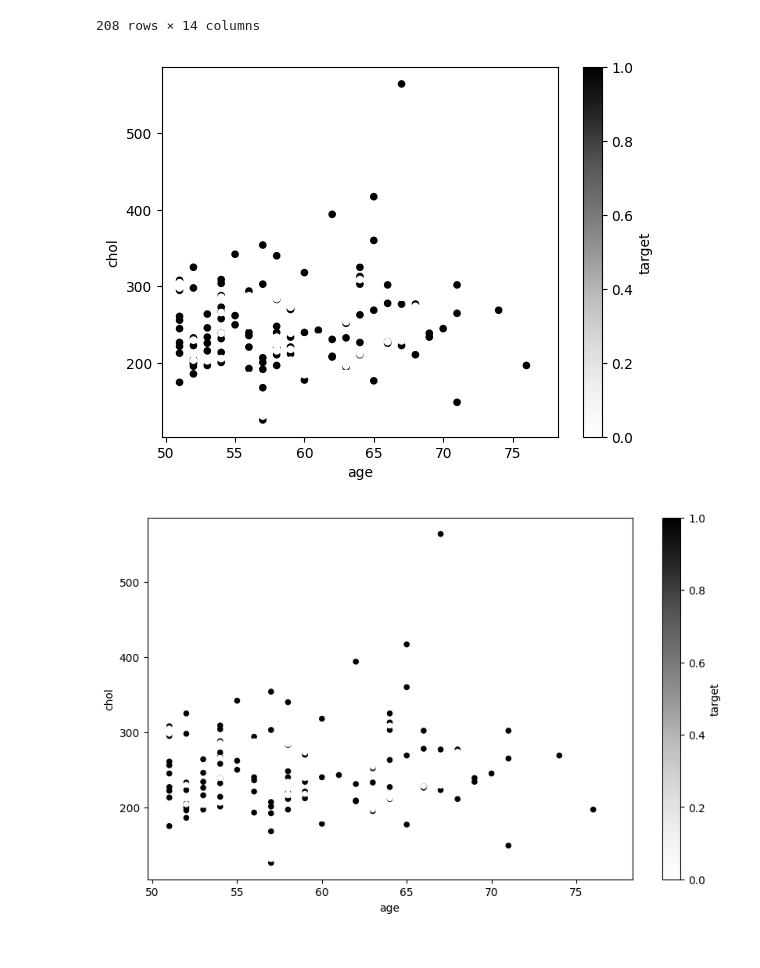
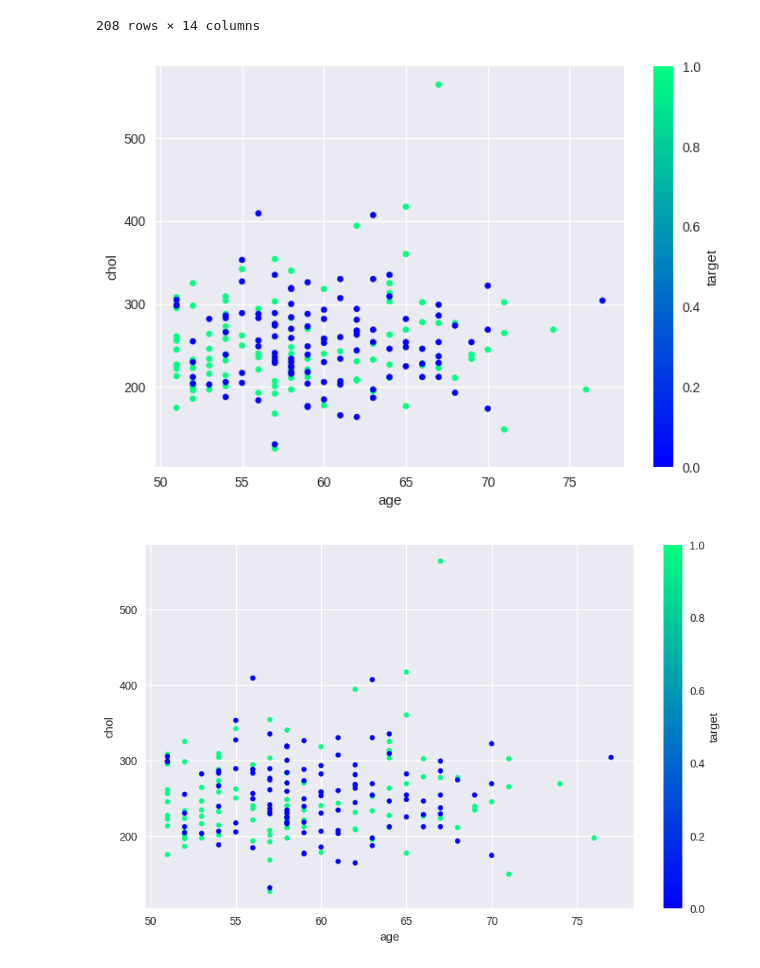
Before and after one commit to kanishkraj-ops/Machine-Learning, a Jupyter notebook: MATPLOTLIB_Plotting_and_Data_Visualization.ipynb, the cells around one changed output. Cells and saved outputs as stored; diff of their text form; code cells hidden in the pictures.

```diff
--- a/MATPLOTLIB_Plotting_and_Data_Visualization.ipynb
+++ b/MATPLOTLIB_Plotting_and_Data_Visualization.ipynb
@@ -7,6 +7,7 @@
 import matplotlib.pyplot as plt
 import numpy as np
 import pandas as pd
+plt.style.use('seaborn-v0_8')
 # %%
 plt.plot();
 #add a semicolon after this command so that you dont get the object
@@ -282,20 +283,22 @@ over_50
 # %%
 over_50.plot(x='age',
              y='chol',
              c='target',
-             kind='scatter');
+             kind='scatter',
+             cmap="winter");
 # %% [output]
-[figure, old version]
+[figure, new version]
 # %%
 fig, ax = plt.subplots(figsize=(10,6))
 over_50.plot(kind='scatter',
              x='age',
              y='chol',
              c='target',
-             ax = ax
+             ax = ax,
+             cmap="winter"
             );
 # %% [output]
-[figure, old version]
+[figure, new version]
 # %%
 fig, ax = plt.subplots(figsize=(10,6))
 
```
Also changed, not shown: parts of 24 cells of this notebook.
